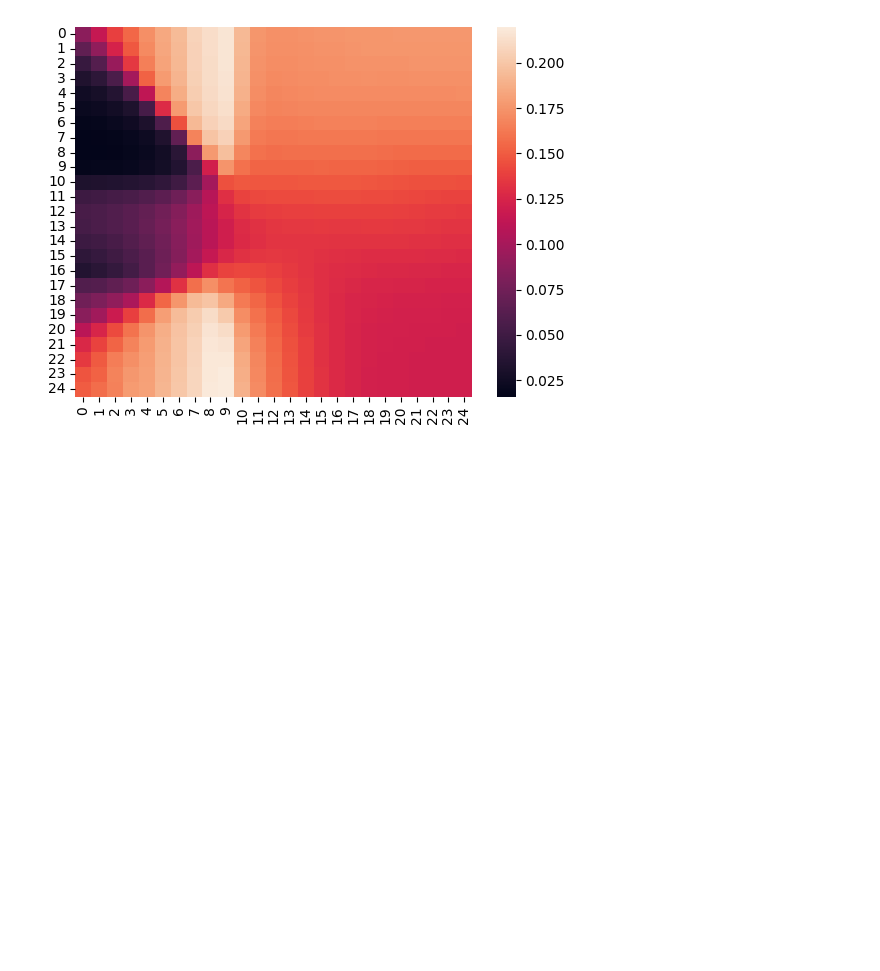
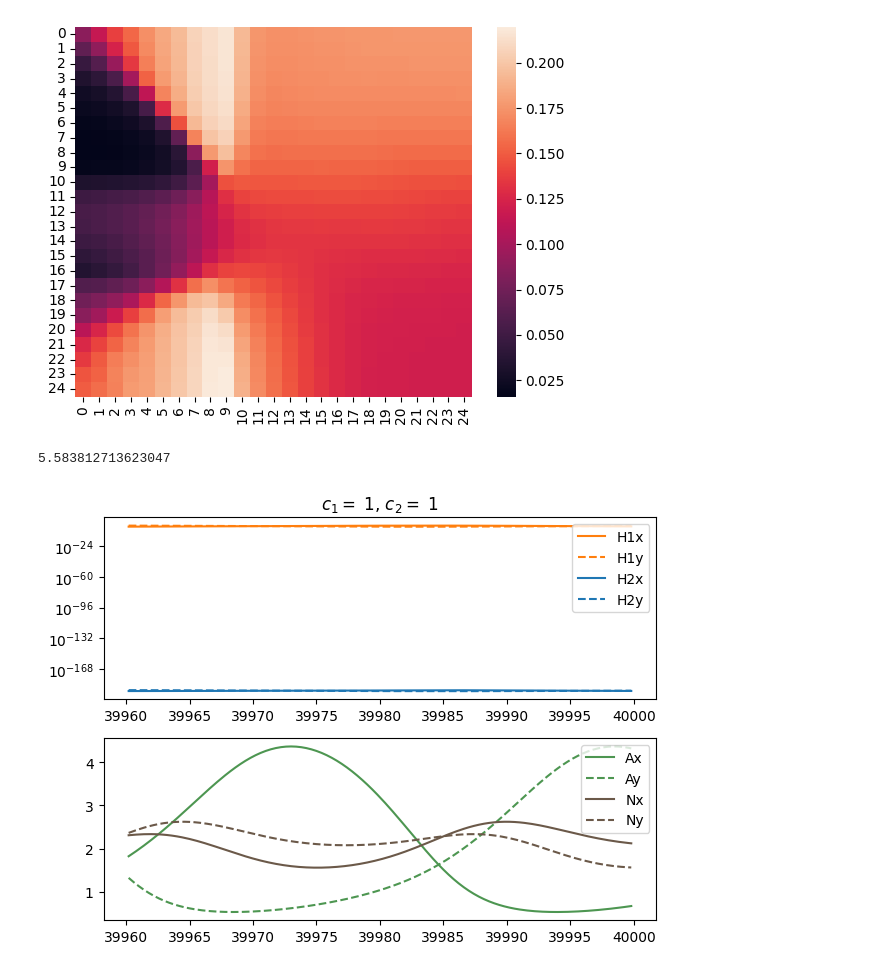
Before and after one commit to rbnmj/turingmodel, a Jupyter notebook: numba_main.ipynb, the cells around one changed output. Saved outputs shown, nothing was run; the diff lists cells and outputs as text; code cells hidden in the pictures; blank space fills up the shorter version.

```diff
--- a/numba_main.ipynb
+++ b/numba_main.ipynb
@@ -248,0 +309,33 @@ sns.heatmap(meandensity_H1x)
+# %%
+start_time = time.time()
+t_end = 40000
+number_steps = 200000
+t = np.linspace(0,t_end,number_steps)
+c_1 = 10**0
+c_2 = 10**0
+d_Hmax1 = 10**-2
+d_Hmax2 = 10**-3
+var0 = [2, 2.5, 2.5, 2, 0.2, 0.3, 0.2, 0.3, 0, 0, 0, 0, 0, 0]
+var = []
+var = integ.odeint(slow, var0, t)
+plt.subplot2grid((2,1),(0,0))
+plt.plot(t[-200:-1], var[-200:-1, 4], "-", color="#FF7F0E", label="H1x")
+plt.plot(t[-200:-1], var[-200:-1, 5], "--", color="#FF7F0E", label="H1y")
+plt.plot(t[-200:-1], var[-200:-1, 6], "-", color="#1F77B4", label="H2x")
+plt.plot(t[-200:-1], var[-200:-1, 7], "--", color="#1F77B4", label="H2y")
+plt.yscale("log")
+plt.legend(loc="upper right")
+plt.title("$c_1 = $ " + str(c_1) + ", $c_2 = $ " + str(c_2))
+
+plt.subplot2grid((2,1),(1,0))
+plt.plot(t[-200:-1], var[-200:-1, 2], "-", color="#4D9651", label="Ax")
+plt.plot(t[-200:-1], var[-200:-1, 3], "--", color="#4D9651", label="Ay")
+plt.plot(t[-200:-1], var[-200:-1, 0], "-", color="#6B5949", label="Nx")
+plt.plot(t[-200:-1], var[-200:-1:, 1], "--", color="#6B5949", label="Ny")
+plt.legend(loc="upper right")
+plt.tight_layout()
+time_taken = time.time() - start_time
+print(time_taken)
+# %% [output]
+5.583812713623047
+[figure, added]
```
Also changed, not shown: parts of 12 cells of this notebook.
